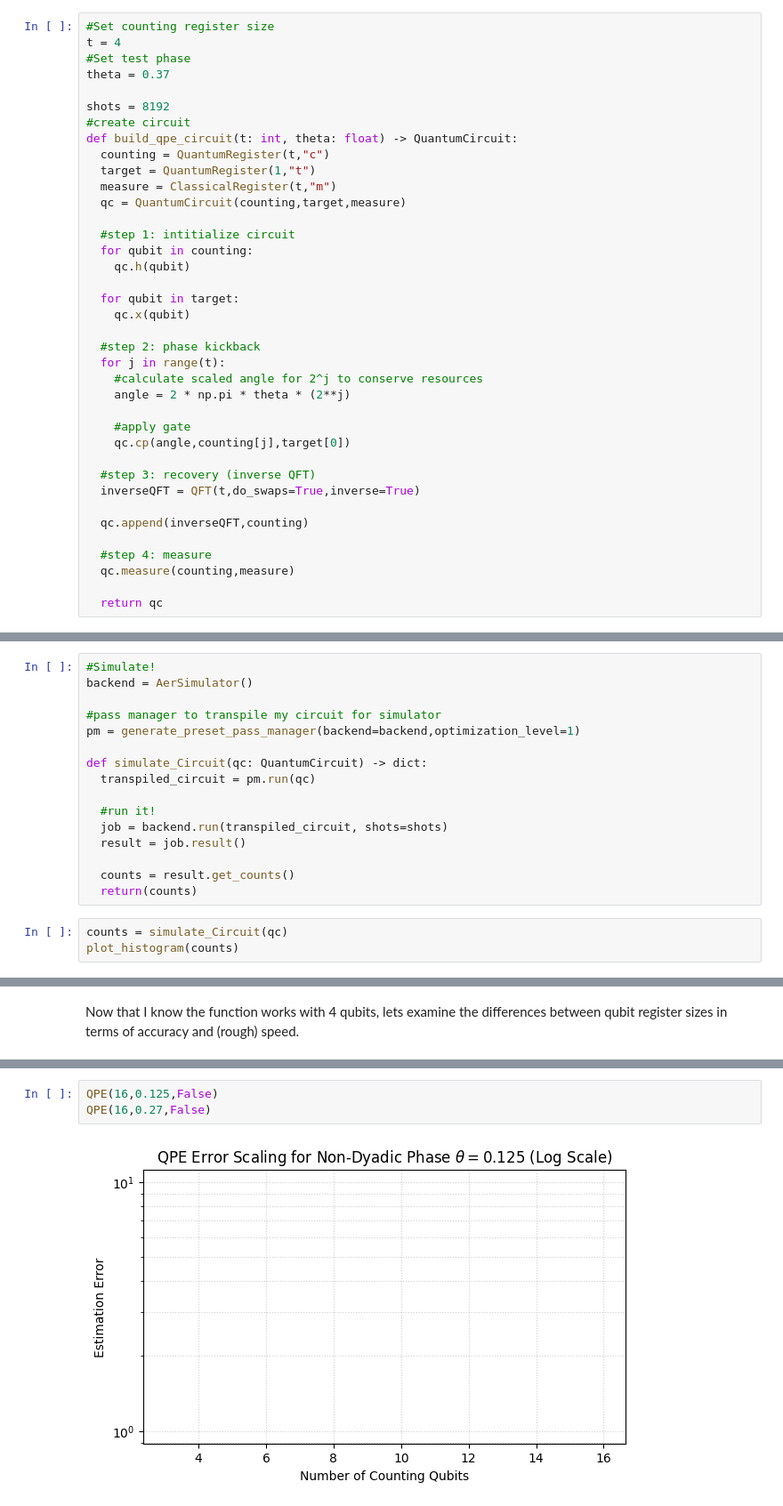
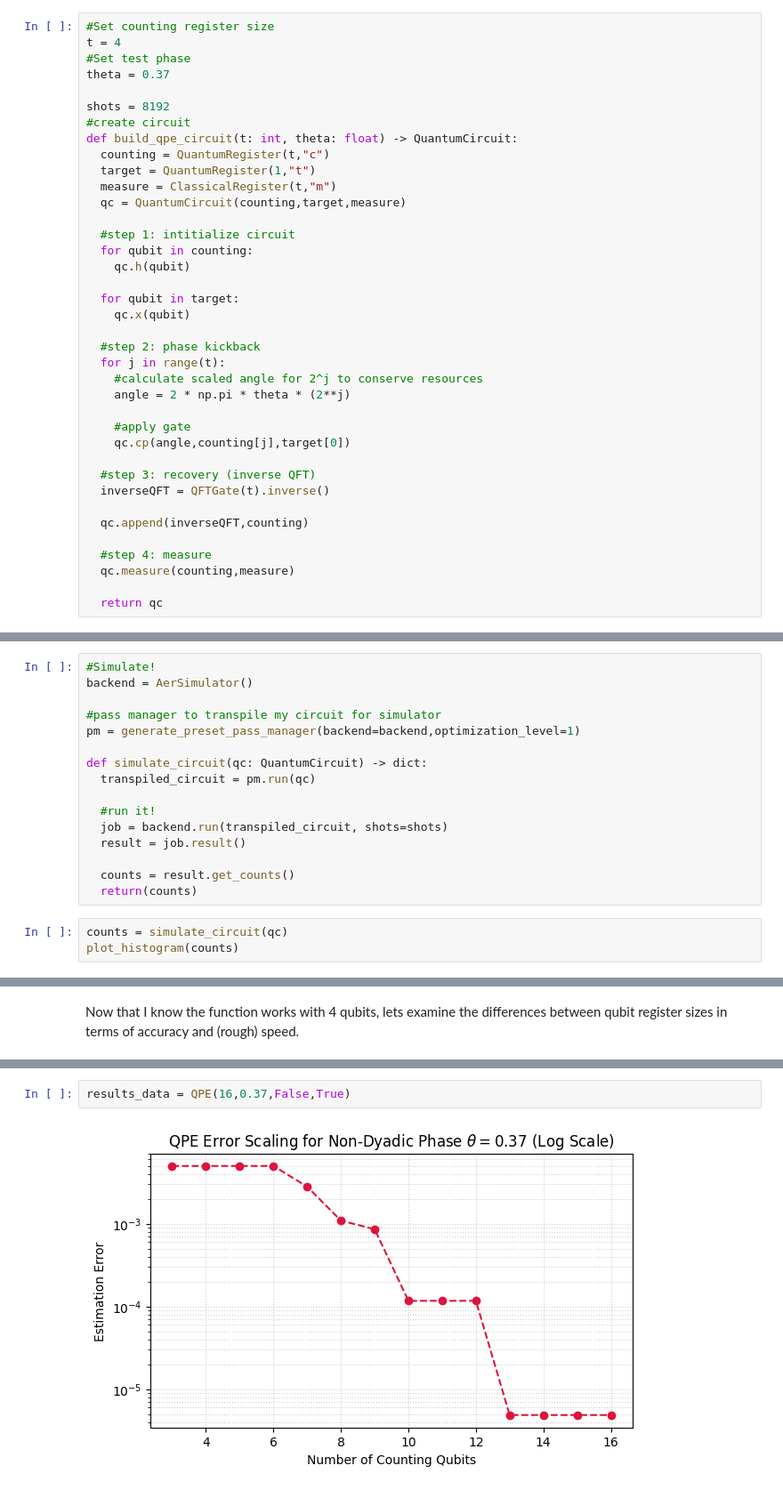
Before and after one commit to benplic/quantum-computing-learning, a Jupyter notebook: notebooks/quantum_phase_estimation.ipynb, the cells around one changed output, grey strips where cells are left out. Shown at 89% size. Saved outputs shown, nothing was run; the diff lists cells and outputs as text.

```diff
--- a/notebooks/quantum_phase_estimation.ipynb
+++ b/notebooks/quantum_phase_estimation.ipynb
@@ -64,7 +70,7 @@ def build_qpe_circuit(t: int, theta: float) -> QuantumCircuit:
     qc.cp(angle,counting[j],target[0])
 
   #step 3: recovery (inverse QFT)
-  inverseQFT = QFT(t,do_swaps=True,inverse=True)
+  inverseQFT = QFTGate(t).inverse()
 
   qc.append(inverseQFT,counting)
 
@@ -96,7 +106,7 @@ backend = AerSimulator()
 #pass manager to transpile my circuit for simulator
 pm = generate_preset_pass_manager(backend=backend,optimization_level=1)
 
-def simulate_Circuit(qc: QuantumCircuit) -> dict:
+def simulate_circuit(qc: QuantumCircuit) -> dict:
   transpiled_circuit = pm.run(qc)
 
   #run it!
@@ -106,7 +116,7 @@ def simulate_Circuit(qc: QuantumCircuit) -> dict:
   counts = result.get_counts()
   return(counts)
 # %%
-counts = simulate_Circuit(qc)
+counts = simulate_circuit(qc)
 plot_histogram(counts)
 # %% [output]
 [figure]
@@ -161,5 +188,4 @@ def QPE(tSizes: int, theta_real: float, print: bool):
 # %%
-QPE(16,0.125,False)
-QPE(16,0.27,False)
+results_data = QPE(16,0.37,False,True)
 # %% [output]
-[figure, old version]
+[figure, new version]
```
Also changed, not shown: parts of 19 cells of this notebook.
